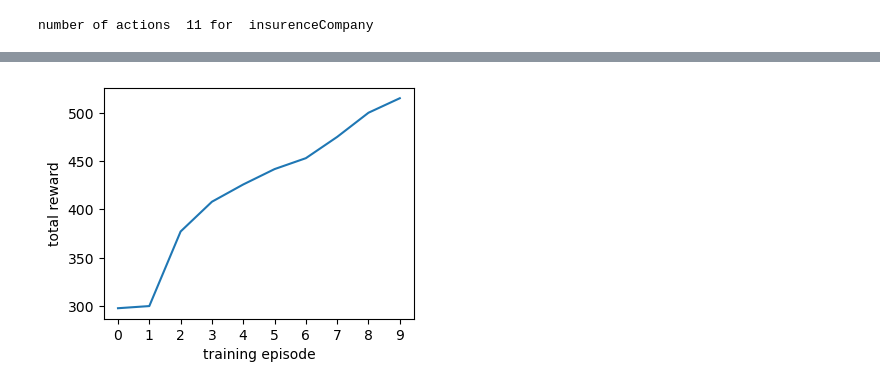
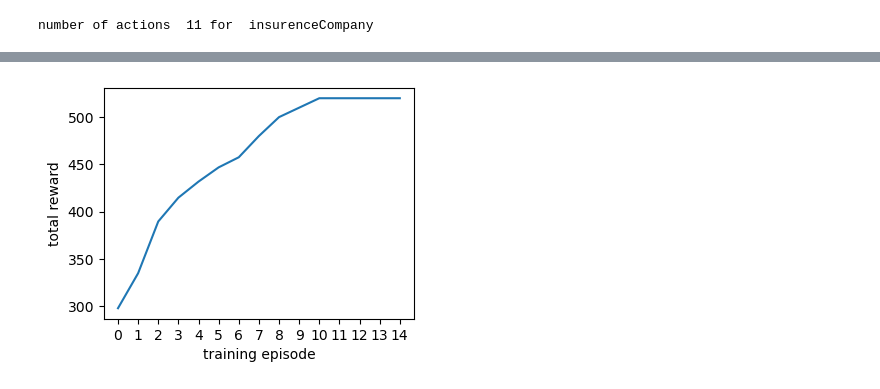
Before and after one commit to fratric/Rules2Lab, a Jupyter notebook: benchmarks/dataSharing/baseToy.ipynb, the cells around one changed output, grey strips where cells are left out. Drawn from its saved outputs; the diff is of its cells as text; code cells hidden in the pictures.

```diff
--- a/benchmarks/dataSharing/baseToy.ipynb
+++ b/benchmarks/dataSharing/baseToy.ipynb
@@ -64,6 +56,6 @@ l = ["a","b","c"]
 # %%
-max_steps = 10
-max_iter = 20
+max_steps = 15
+max_iter = 10
 
 norm = Norm()
 for iter in range(max_iter):
@@ -182,7 +176,6 @@ terminated_count/len(norm.instances)
 # %%
 env_config = {'pathToRules': '/home/peter/Desktop/postdoc/Prolog-Gym/benchmarks/dataSharing/rules.pl',
               'pathToInitialState': '/home/peter/Desktop/postdoc/Prolog-Gym/benchmarks/dataSharing/initialState.pl',
-              'spaceType': 'encoded',
               'agentRL': 'insurenceCompany'
              }
 env = gym.make('environments/DataSharing-v0', env_config = env_config)
@@ -235,7 +248,7 @@ The `TBXLogger interface is deprecated in favor of the `ray.tune.tensorboardx.TB
 # %%
 from ray.tune.logger import pretty_print
 results = []
-for i in range(10):
+for i in range(15):
     result = algo.train()
     results.append(result)
     print(pretty_print(result))
@@ -275,19 +293,19 @@ for res in results:
 # %%
 meanRewards = []
 for res in results:
     meanRewards.append(res['episode_reward_mean'])
     #meanRewards = meanRewards + res['hist_stats']['episode_reward']
 
 
 plt.figure(figsize=(4, 3))
 plt.plot(meanRewards)
 
 
 
 plt.ylabel('total reward')
 plt.xlabel('training episode')
-plt.xticks(np.arange(0,10,1) )
+plt.xticks(np.arange(0,15,1) )
 plt.show()
 # %% [output]
-[figure, old version]
+[figure, new version]
 # %%
```
Also changed, not shown: parts of 26 cells of this notebook, 7 other files.
